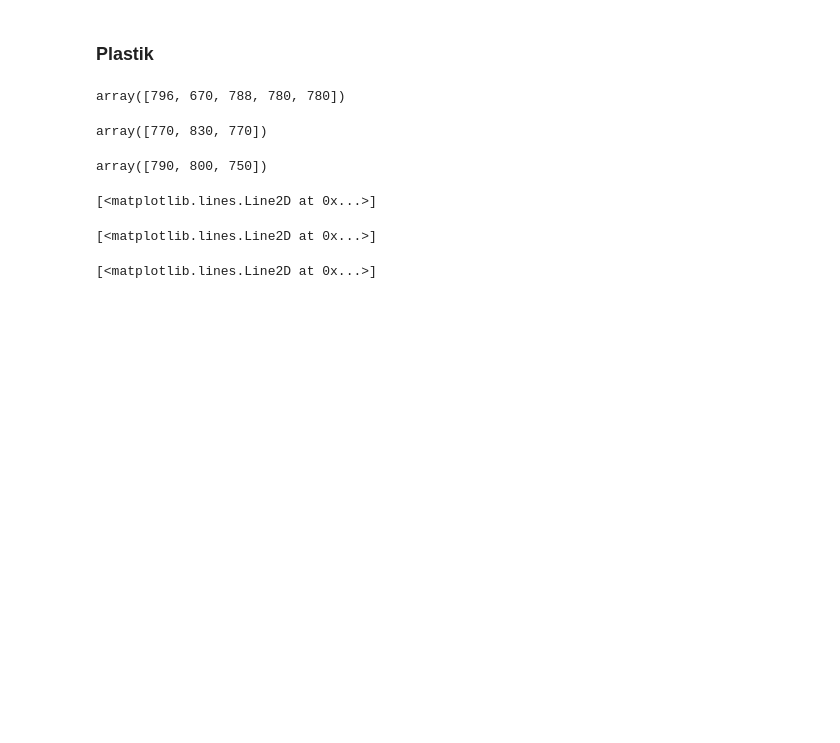
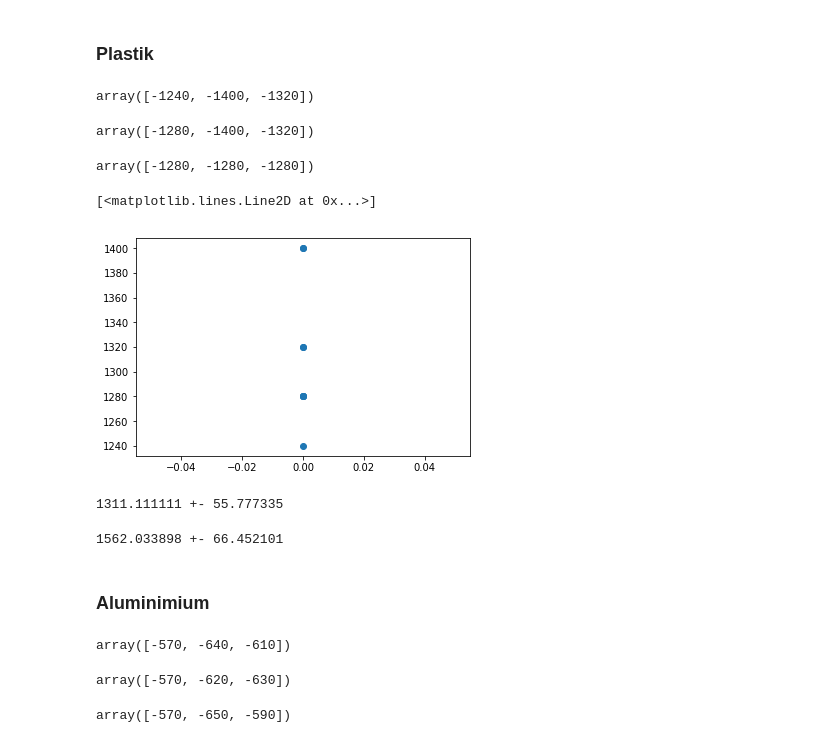
Before and after one commit to ces42/praktikum1, a Jupyter notebook: AKU/Daten/Auswertung.ipynb, the cells around one changed output. Cells and saved outputs as stored; diff of their text form; code cells hidden in the pictures; blank space fills up the shorter version.

```diff
--- a/AKU/Daten/Auswertung.ipynb
+++ b/AKU/Daten/Auswertung.ipynb
@@ -37,16 +41,32 @@ P3 = [3590 - 2360, 3590 - 1570, 3590 - 770, 3590 - 20]
-# %%
-diff(Cu1)
-diff(Cu2)
-diff(Cu3)
-# %% [output]
-array([796, 670, 788, 780, 780])
-array([770, 830, 770])
-array([790, 800, 750])
-# %%
-plt.plot(zeros(len(Cu1) - 1), diff(Cu1), 'o')
-plt.plot(zeros(len(Cu2) - 1), diff(Cu2), 'o')
-plt.plot(zeros(len(Cu3) - 1), diff(Cu3), 'o')
-# %% [output]
-[<matplotlib.lines.Line2D at 0x...>]
-[<matplotlib.lines.Line2D at 0x...>]
-[<matplotlib.lines.Line2D at 0x...>]
+# %%
+P1 = [7400, 6160, 4760, 3440]
+P2 = [7440, 6160, 4760, 3440]
+P3 = [7400, 6120, 4840, 3560]
+# %%
+diff(P1)
+diff(P2)
+diff(P3)
+dP = abs(concatenate([diff(P1), diff(P2), diff(P3)]))
+# %% [output]
+array([-1240, -1400, -1320])
+array([-1280, -1400, -1320])
+array([-1280, -1280, -1280])
+# %%
+plt.plot(zeros_like(dP), dP, 'o')
+# %% [output]
+[<matplotlib.lines.Line2D at 0x...>]
+[figure, added]
+# %%
+TP = mean(dP); err_TP = std(dP, ddof=1)
+print(f'{TP:f} +- {err_TP:f}')
+# %% [output]
+1311.111111 +- 55.777335
+# %%
+lP = 1.024 # m
+cP = 2 * lP / TP * 1e6 # millisekunden in sekunden
+err_cP = 2 * lP / TP**2 * err_TP * 1e6
+print(f'{cP:f} +- {err_cP:f}')
+# %% [output]
+1562.033898 +- 66.452101
+# %% [markdown]
+### Aluminimium
@@ -52,0 +77,9 @@ plt.plot(zeros(len(Cu3) - 1), diff(Cu3), 'o')
+# %%
+diff(Al1)
+diff(Al2)
+diff(Al3)
+dAl = abs(concatenate([diff(Al1), diff(Al2), diff(Al3)]))
+# %% [output]
+array([-570, -640, -610])
+array([-570, -620, -630])
+array([-570, -650, -590])
```
Also changed, not shown: parts of 12 cells of this notebook, 1 other file.
